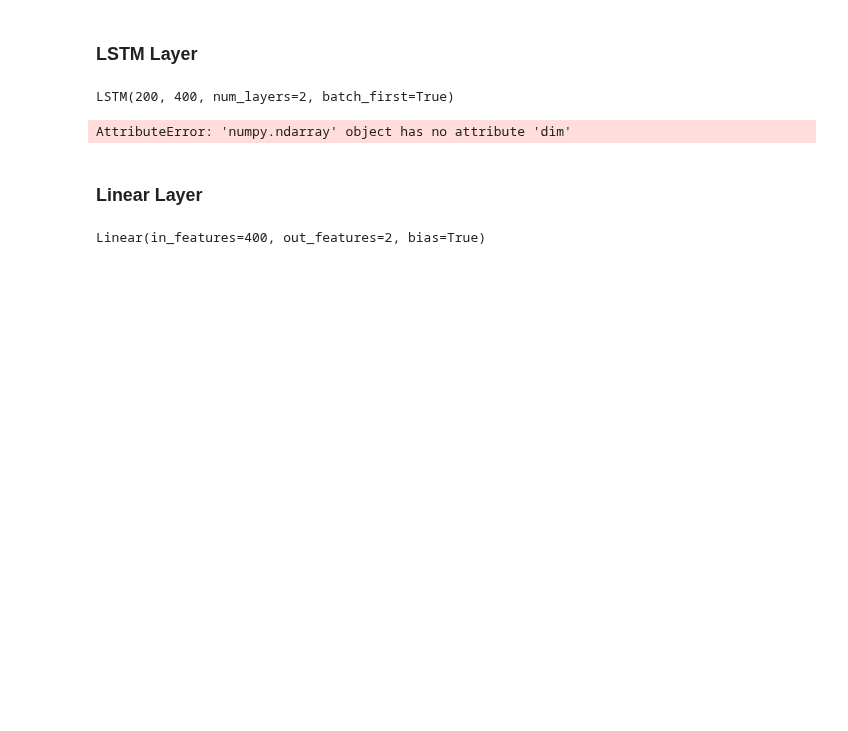
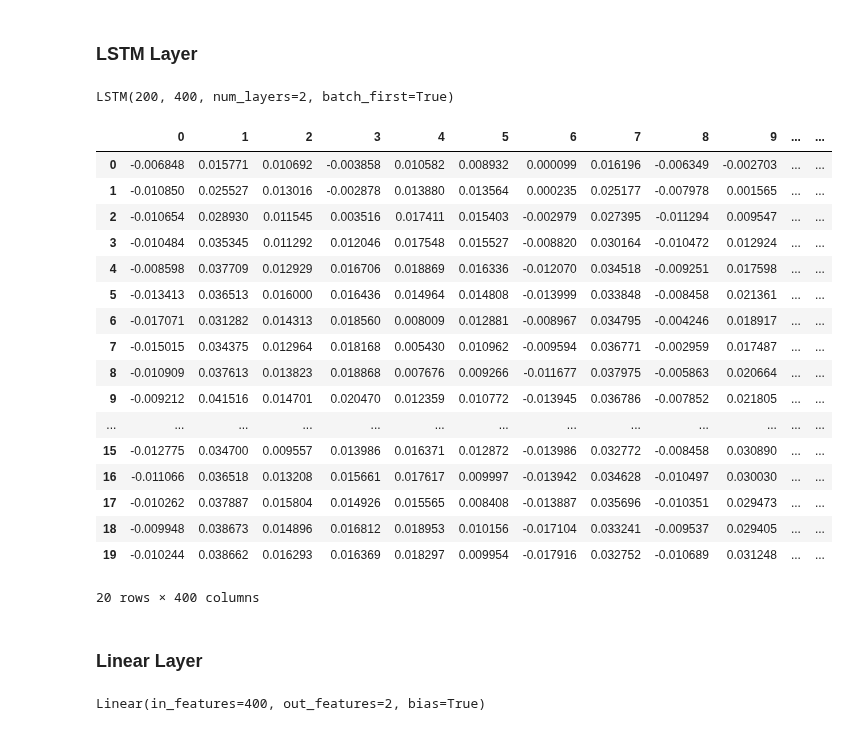
Before and after one commit to NateCross/tag-hate-elf, a Jupyter notebook: learners.ipynb, the cells around one changed output. Cells and saved outputs as stored; diff of their text form; code cells hidden in the pictures; blank space fills up the shorter version.

Commit message:
Add lstm to learners

```diff
--- a/learners.ipynb
+++ b/learners.ipynb
@@ -213,9 +242,28 @@ lstm_layer
 # %% [output]
 LSTM(200, 400, num_layers=2, batch_first=True)
 # %%
-lstm_output, lstm_hidden = lstm_layer(calamancy_result)
+lstm_output, _ = lstm_layer(Tensor(calamancy_result))
-# %% [output]
-AttributeError: 'numpy.ndarray' object has no attribute 'dim'
+# %%
+pd.DataFrame(lstm_output.detach().numpy())
+# %% [output]
+|  | 0 | 1 | 2 | 3 | 4 | 5 | 6 | 7 | 8 | 9 | ... | ... |
+| 0 | -0.006848 | 0.015771 | 0.010692 | -0.003858 | 0.010582 | 0.008932 | 0.000099 | 0.016196 | -0.006349 | -0.002703 | ... | ... |
+| 1 | -0.010850 | 0.025527 | 0.013016 | -0.002878 | 0.013880 | 0.013564 | 0.000235 | 0.025177 | -0.007978 | 0.001565 | ... | ... |
+| 2 | -0.010654 | 0.028930 | 0.011545 | 0.003516 | 0.017411 | 0.015403 | -0.002979 | 0.027395 | -0.011294 | 0.009547 | ... | ... |
+| 3 | -0.010484 | 0.035345 | 0.011292 | 0.012046 | 0.017548 | 0.015527 | -0.008820 | 0.030164 | -0.010472 | 0.012924 | ... | ... |
+| 4 | -0.008598 | 0.037709 | 0.012929 | 0.016706 | 0.018869 | 0.016336 | -0.012070 | 0.034518 | -0.009251 | 0.017598 | ... | ... |
+| 5 | -0.013413 | 0.036513 | 0.016000 | 0.016436 | 0.014964 | 0.014808 | -0.013999 | 0.033848 | -0.008458 | 0.021361 | ... | ... |
+| 6 | -0.017071 | 0.031282 | 0.014313 | 0.018560 | 0.008009 | 0.012881 | -0.008967 | 0.034795 | -0.004246 | 0.018917 | ... | ... |
+| 7 | -0.015015 | 0.034375 | 0.012964 | 0.018168 | 0.005430 | 0.010962 | -0.009594 | 0.036771 | -0.002959 | 0.017487 | ... | ... |
+| 8 | -0.010909 | 0.037613 | 0.013823 | 0.018868 | 0.007676 | 0.009266 | -0.011677 | 0.037975 | -0.005863 | 0.020664 | ... | ... |
+| 9 | -0.009212 | 0.041516 | 0.014701 | 0.020470 | 0.012359 | 0.010772 | -0.013945 | 0.036786 | -0.007852 | 0.021805 | ... | ... |
+| ... | ... | ... | ... | ... | ... | ... | ... | ... | ... | ... | ... | ... |
+| 15 | -0.012775 | 0.034700 | 0.009557 | 0.013986 | 0.016371 | 0.012872 | -0.013986 | 0.032772 | -0.008458 | 0.030890 | ... | ... |
+| 16 | -0.011066 | 0.036518 | 0.013208 | 0.015661 | 0.017617 | 0.009997 | -0.013942 | 0.034628 | -0.010497 | 0.030030 | ... | ... |
+| 17 | -0.010262 | 0.037887 | 0.015804 | 0.014926 | 0.015565 | 0.008408 | -0.013887 | 0.035696 | -0.010351 | 0.029473 | ... | ... |
+| 18 | -0.009948 | 0.038673 | 0.014896 | 0.016812 | 0.018953 | 0.010156 | -0.017104 | 0.033241 | -0.009537 | 0.029405 | ... | ... |
+| 19 | -0.010244 | 0.038662 | 0.016293 | 0.016369 | 0.018297 | 0.009954 | -0.017916 | 0.032752 | -0.010689 | 0.031248 | ... | ... |
+20 rows × 400 columns
 # %% [markdown]
 ### Linear Layer
 # %%
```
Also changed, not shown: parts of 10 cells of this notebook.
